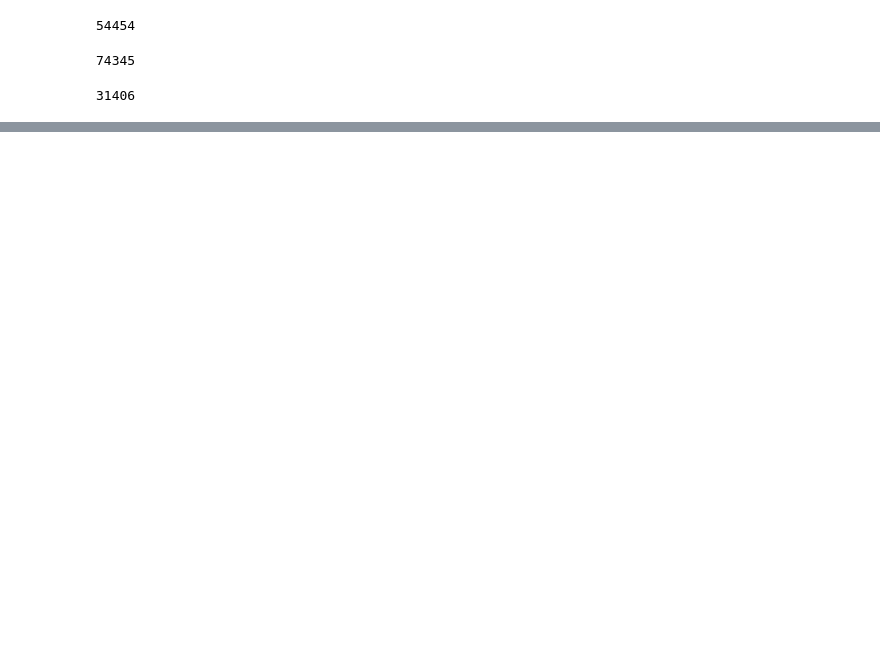
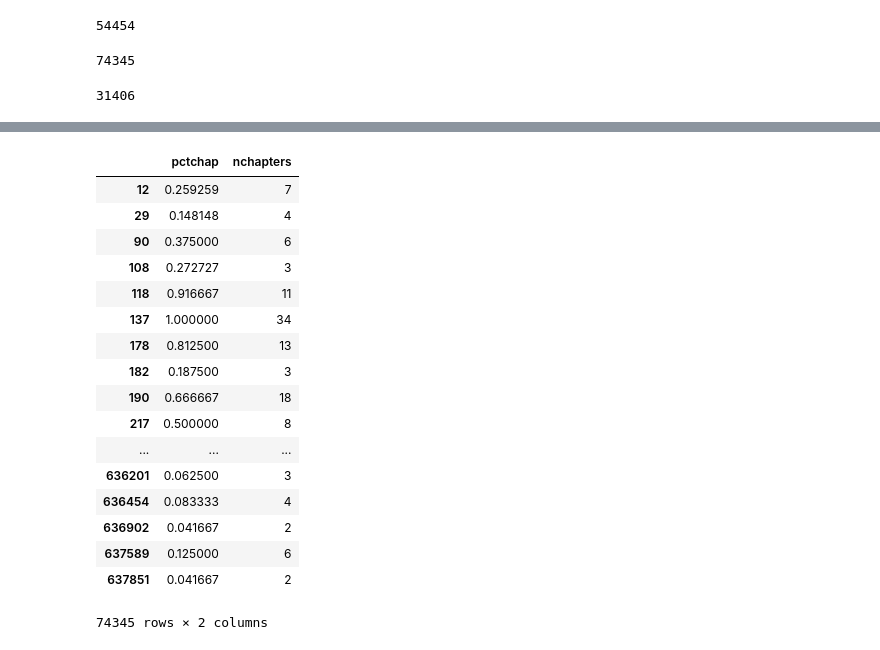
Before and after one commit to mattlichti/gen_assembly, a Jupyter notebook: Project/MOOC.ipynb, the cells around one changed output, grey strips where cells are left out. Cells and saved outputs as stored; diff of their text form; code cells hidden in the pictures; blank space fills up the shorter version.

```diff
--- a/Project/MOOC.ipynb
+++ b/Project/MOOC.ipynb
@@ -429,0 +383,21 @@ len(started[started['grade']>.1])
+# %%
+started[['pctchap','nchapters']]
+# %% [output]
+|  | pctchap | nchapters |
+| 12 | 0.259259 | 7 |
+| 29 | 0.148148 | 4 |
+| 90 | 0.375000 | 6 |
+| 108 | 0.272727 | 3 |
+| 118 | 0.916667 | 11 |
+| 137 | 1.000000 | 34 |
+| 178 | 0.812500 | 13 |
+| 182 | 0.187500 | 3 |
+| 190 | 0.666667 | 18 |
+| 217 | 0.500000 | 8 |
+| ... | ... | ... |
+| 636201 | 0.062500 | 3 |
+| 636454 | 0.083333 | 4 |
+| 636902 | 0.041667 | 2 |
+| 637589 | 0.125000 | 6 |
+| 637851 | 0.041667 | 2 |
+74345 rows × 2 columns
```
Also changed, not shown: parts of 36 cells of this notebook.
